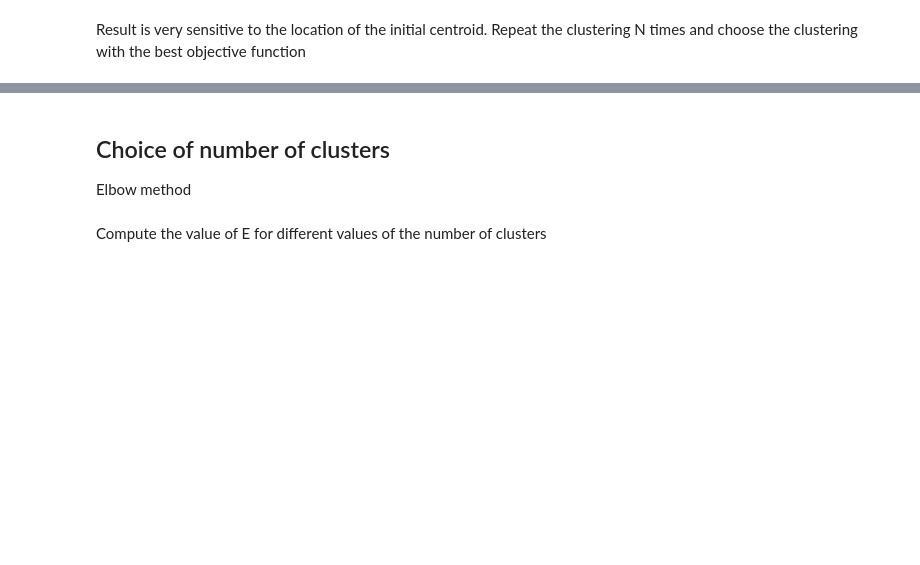
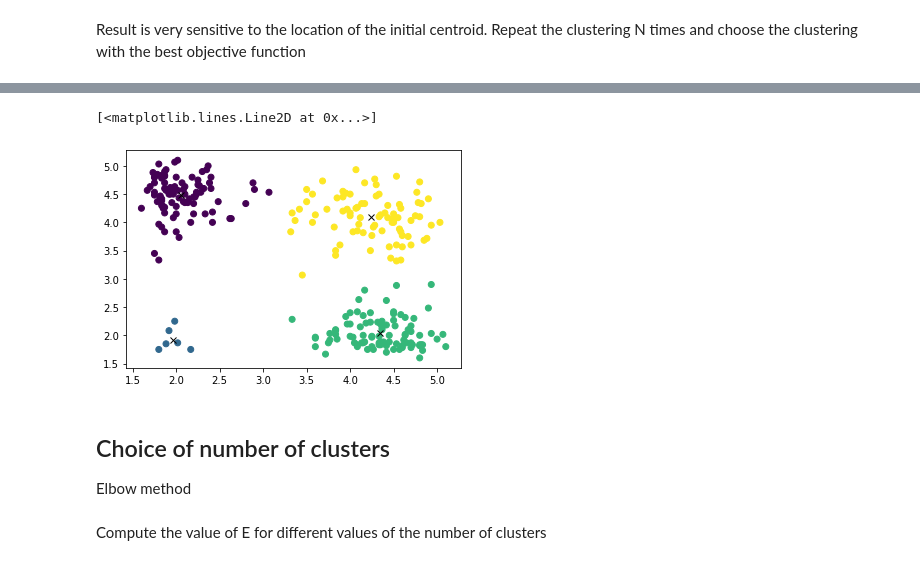
Before and after one commit to ArianeDucellier/Programmation, a Jupyter notebook: ML/kmeans_tutorial.ipynb, the cells around one changed output, grey strips where cells are left out. Cells and saved outputs as stored; diff of their text form; code cells hidden in the pictures; blank space fills up the shorter version.

```diff
--- a/ML/kmeans_tutorial.ipynb
+++ b/ML/kmeans_tutorial.ipynb
@@ -158,3 +252,37 @@ Another solution: K-means++
+# %%
+def kmeans_pp(data, k):
+    """
+    """
+    # Initialize centroids
+    centers = init_centers_pp(data, k)
+    # Initialize objective function to maximum square of distance between to data points time number od data points
+    objective_old = np.shape(data)[0] * np.sum(np.square(np.max(data, axis=0) - np.min(data, axis=0)))
+    # Initialize clusters
+    clusters_old = np.zeros(np.shape(data)[0])
+    # Start loop until convergence
+    stop_alg = False
+    while stop_alg == False:
+        # Compute distance between data points and centroids
+        distance = compute_distance(data, centers, k)
+        # Get new clusters
+        clusters_new = compute_clusters(distance)
+        # get new value of objective function
+        objective_new = compute_objective(distance, clusters_new)
+        # If objective function stops decreasing, end loop
+        if objective_new >= objective_old:
+            return (clusters_old, objective_old, centers)
+        else:
+            # Update the locations of the centroids
+            centers = compute_centers(data, clusters_new, k)
+            objective_old = objective_new
+            clusters_old = clusters_new
+# %%
+(clusters, objective, centers) = kmeans_pp(data, k)
+plt.scatter(data[:,0], data[:,1], c=clusters)
+plt.plot(centers[:, 0], centers[:, 1], 'kx')
+# %% [output]
+[<matplotlib.lines.Line2D at 0x...>]
+[figure, added]
 # %% [markdown]
 ## Choice of number of clusters
 
```
Also changed, not shown: parts of 32 cells of this notebook, 3 other files.
